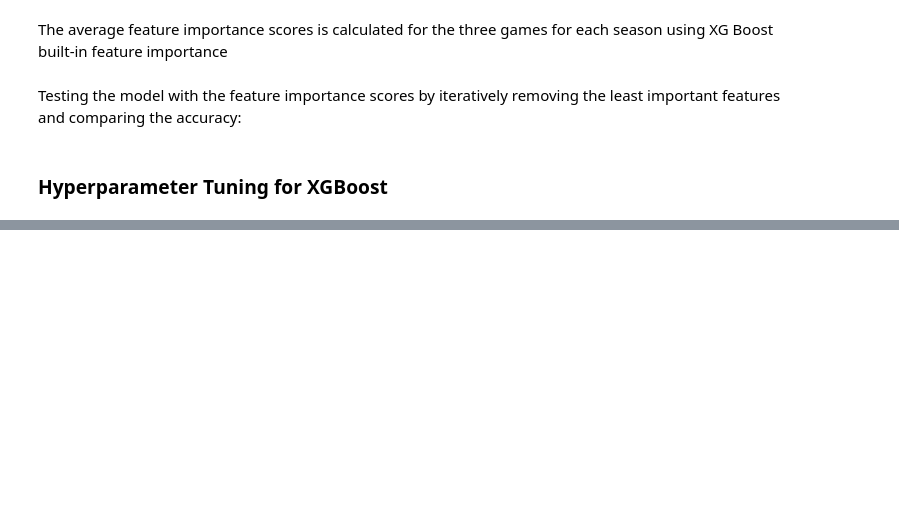
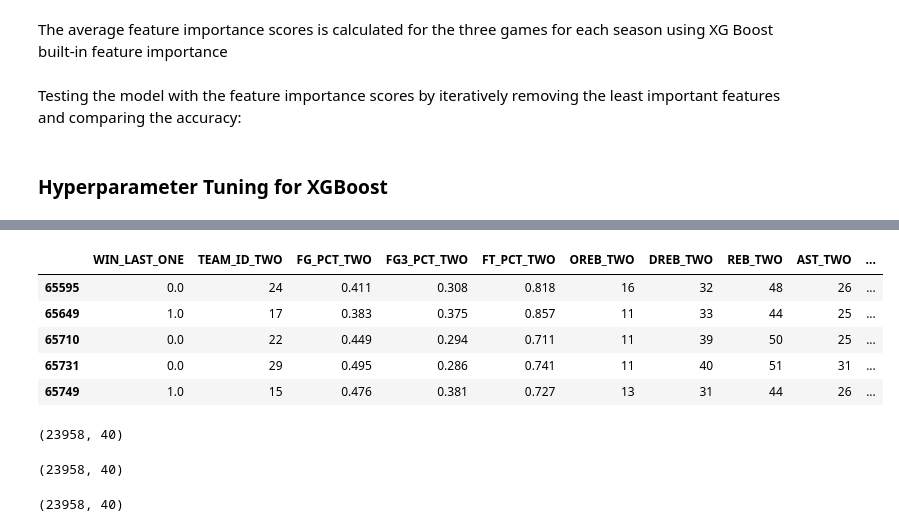
Before and after one commit to tanmbillawala/nba_game_predictor, a Jupyter notebook: CMPE257Project.ipynb, the cells around one changed output, grey strips where cells are left out. Drawn from its saved outputs; the diff is of its cells as text; code cells hidden in the pictures; blank space fills up the shorter version.

```diff
--- a/CMPE257Project.ipynb
+++ b/CMPE257Project.ipynb
@@ -482,3 +564,0 @@ from sklearn.metrics import mean_squared_error
-# %%
-# adding shooting percentages to the game stats that need to be predicted
-combined_stats = add_shooting_percentages(combined_stats, combined=True)
@@ -1034,0 +1203,21 @@ print("Score:", correct / games)
+# %%
+combined_stats_part.iloc[:5, 20:]
+# %% [output]
+|  | WIN_LAST_ONE | TEAM_ID_TWO | FG_PCT_TWO | FG3_PCT_TWO | FT_PCT_TWO | OREB_TWO | DREB_TWO | REB_TWO | AST_TWO | ... |
+| 65595 | 0.0 | 24 | 0.411 | 0.308 | 0.818 | 16 | 32 | 48 | 26 | ... |
+| 65649 | 1.0 | 17 | 0.383 | 0.375 | 0.857 | 11 | 33 | 44 | 25 | ... |
+| 65710 | 0.0 | 22 | 0.449 | 0.294 | 0.711 | 11 | 39 | 50 | 25 | ... |
+| 65731 | 0.0 | 29 | 0.495 | 0.286 | 0.741 | 11 | 40 | 51 | 31 | ... |
+| 65749 | 1.0 | 15 | 0.476 | 0.381 | 0.727 | 13 | 31 | 44 | 26 | ... |
+# %%
+df_model.shape
+# %% [output]
+(23958, 40)
+# %%
+df_model.shape
+# %% [output]
+(23958, 40)
+# %%
+combined_stats_part.shape
+# %% [output]
+(23958, 40)
```
Also changed, not shown: parts of 78 cells of this notebook, 2 other files.
